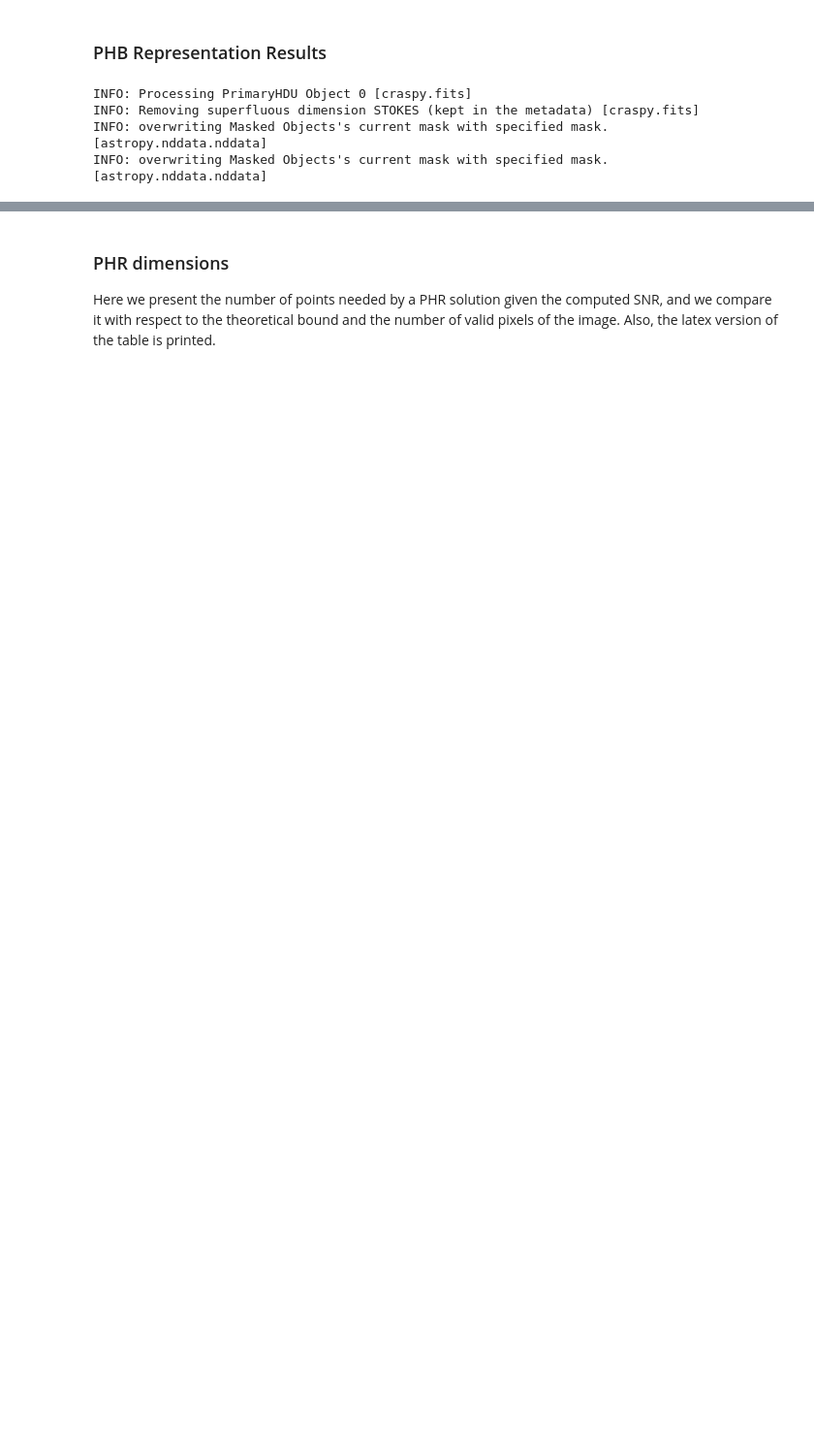
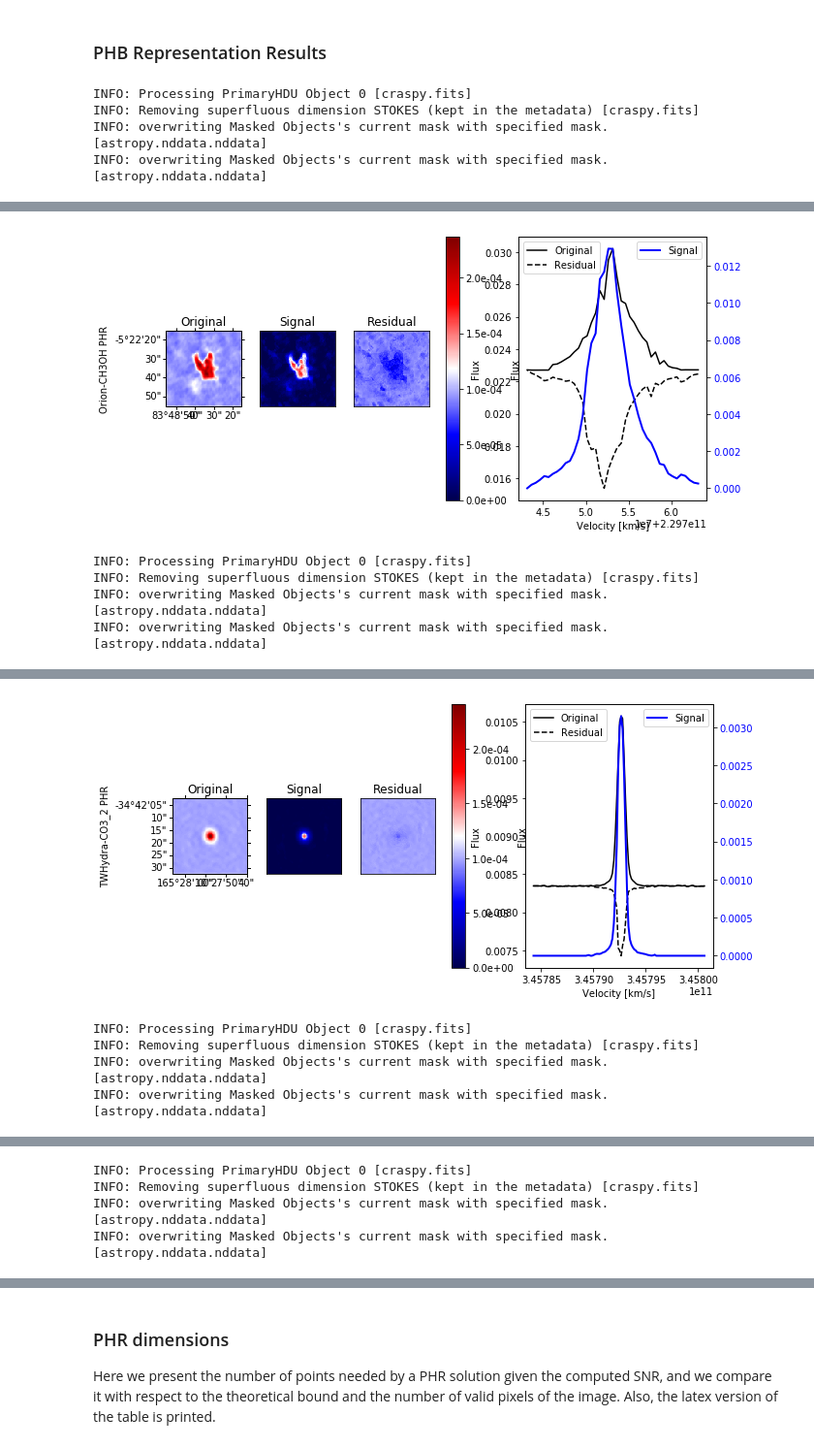
Before and after one commit to maray/craspy, a Jupyter notebook: CompactRepresentation.ipynb, the cells around one changed output, grey strips where cells are left out. Shown at 97% size. Cells and saved outputs as stored; diff of their text form; code cells hidden in the pictures; blank space fills up the shorter version.

```diff
--- a/CompactRepresentation.ipynb
+++ b/CompactRepresentation.ipynb
@@ -277,7 +278,7 @@ def plot_algo_result(target,cube,syn,res):
 
     # Relative sizes of the subfigure
     fig = plt.figure(target,figsize=(10,5))
-    gs = gridspec.GridSpec(1, 4, width_ratios=[1, 1, 1 , 3], height_ratios=[1,1,1,1])
+    gs = gridspec.GridSpec(1, 4, width_ratios=[1, 1, 1 , 2])
     ### END ###
 
     # Obtain the zeroth moments
@@ -291,8 +292,8 @@ def plot_algo_result(target,cube,syn,res):
 
     # Obtain the spectra
     origSpec=np.nansum(cube.data,axis=(1,2))
-    synSpec=syn.sum(axis=(1,2))
-    resSpec=res.sum(axis=(1,2))
+    synSpec=syn.data.sum(axis=(1,2))
+    resSpec=res.data.sum(axis=(1,2))
 
     # First image with WCS and name
     ax1  = plt.subplot(gs[0],projection=orig2D.wcs)
@@ -351,6 +340,7 @@ m.config
 ### PHB Representation Results
 # %%
 from matplotlib import gridspec
+import matplotlib.pyplot as plt
 rep_size=[]
 bound=[]
 count=0
@@ -364,13 +354,14 @@ for ffile in flist:
     hrep = craspy.HRep()
     hrep.set_param('RMS',snr_table['RMS'][count])
     hrep.set_param('SNR',snr_table['SNR'][count])
+    hrep.set_param('KERNEL','PIXEL')
     (rep,syn,res) = hrep.run(cube)
 
     mynoise=snr_table['RMS'][count]
     mythresh=mynoise*snr_table['SNR'][count]
-    mmmask=(syn>0)
-    nnn=syn[mmmask].size
-    ft=np.nansum(syn[mmmask] + res[mmmask])
+    mmmask=(syn.data>0)
+    nnn=syn.data[mmmask].size
+    ft=np.nansum(syn.data[mmmask] + res.data[mmmask])
 
     bound.append(int((ft -nnn*(mythresh - mynoise))/mynoise))
     rep_size.append(rep.as_array().size)
@@ -386,0 +381,5 @@ TypeError: unsupported operand type(s) for /: 'float' and 'NoneType'
+[figure, added]
+INFO: Processing PrimaryHDU Object 0 [craspy.fits]
+INFO: Removing superfluous dimension STOKES (kept in the metadata) [craspy.fits]
+INFO: overwriting Masked Objects's current mask with specified mask. [astropy.nddata.nddata]
+INFO: overwriting Masked Objects's current mask with specified mask. [astropy.nddata.nddata]
@@ -386,0 +391,5 @@ TypeError: unsupported operand type(s) for /: 'float' and 'NoneType'
+[figure, added]
+INFO: Processing PrimaryHDU Object 0 [craspy.fits]
+INFO: Removing superfluous dimension STOKES (kept in the metadata) [craspy.fits]
+INFO: overwriting Masked Objects's current mask with specified mask. [astropy.nddata.nddata]
+INFO: overwriting Masked Objects's current mask with specified mask. [astropy.nddata.nddata]
@@ -386,0 +401,4 @@ TypeError: unsupported operand type(s) for /: 'float' and 'NoneType'
+INFO: Processing PrimaryHDU Object 0 [craspy.fits]
+INFO: Removing superfluous dimension STOKES (kept in the metadata) [craspy.fits]
+INFO: overwriting Masked Objects's current mask with specified mask. [astropy.nddata.nddata]
+INFO: overwriting Masked Objects's current mask with specified mask. [astropy.nddata.nddata]
```
Also changed, not shown: parts of 13 cells of this notebook, 4 other files.
